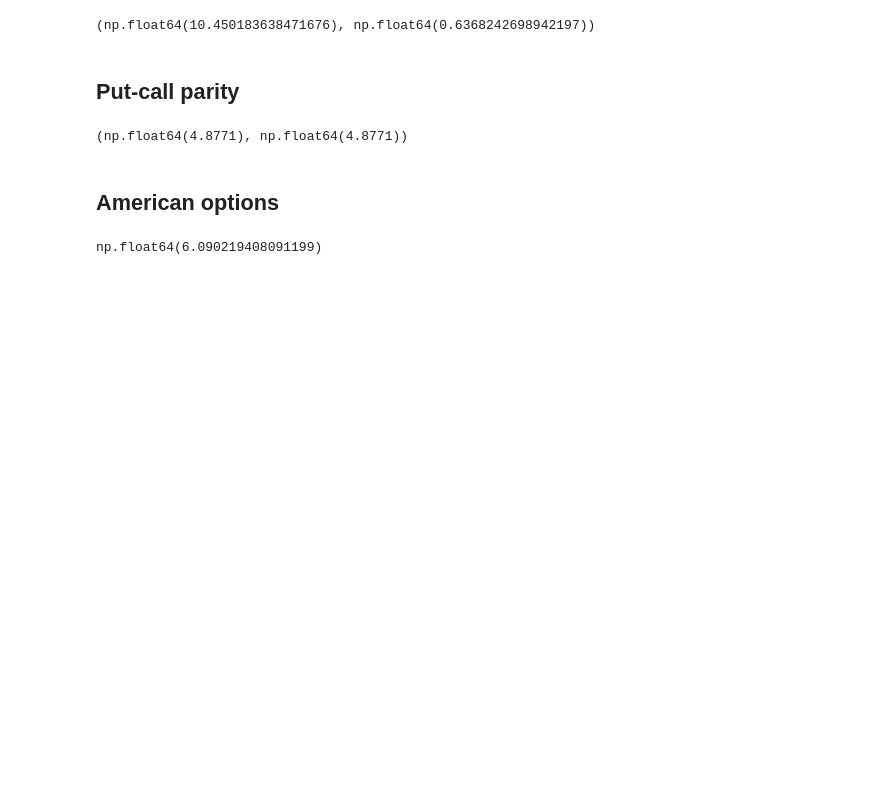
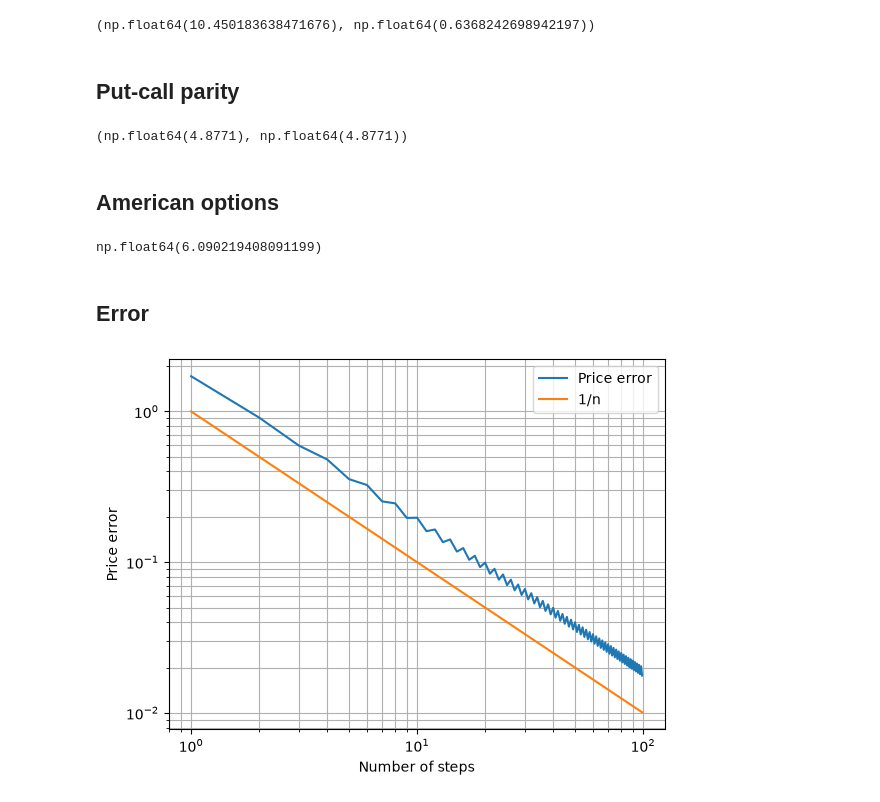
Before and after one commit to victor-mler/binomial_model, a Jupyter notebook: binomial_model.ipynb, the cells around one changed output. Drawn from its saved outputs; the diff is of its cells as text; code cells hidden in the pictures; blank space fills up the shorter version.

Commit message:
add: convergence error plot

```diff
--- a/binomial_model.ipynb
+++ b/binomial_model.ipynb
@@ -73,3 +76,27 @@ def american_option_binomial_model(S0, K, n, t, sigma, r, type):
 american_option_binomial_model(S0=100, K=100, n=5000, t=1, sigma=0.2, r=0.05, type="p")
 # %% [output]
 np.float64(6.090219408091199)
+# %% [markdown]
+## Error
+# %%
+x = np.arange(1, 100)
+y = [
+    abs(
+        european_option_binomial_model(
+            S0=100, K=100, n=i, t=1, sigma=0.2, r=0.05, type="c"
+        )[0]
+        - 10.4506
+    )
+    for i in x
+]
+
+plt.loglog(x, y, label="Price error")
+plt.loglog(x, [1 / k for k in x], label="1/n")
+plt.xlabel("Number of steps")
+plt.ylabel("Price error")
+plt.grid(True, which="both")
+plt.legend()
+plt.show()
+plt.close()
+# %% [output]
+[figure, added]
```
Also changed, not shown: parts of 4 cells of this notebook.
